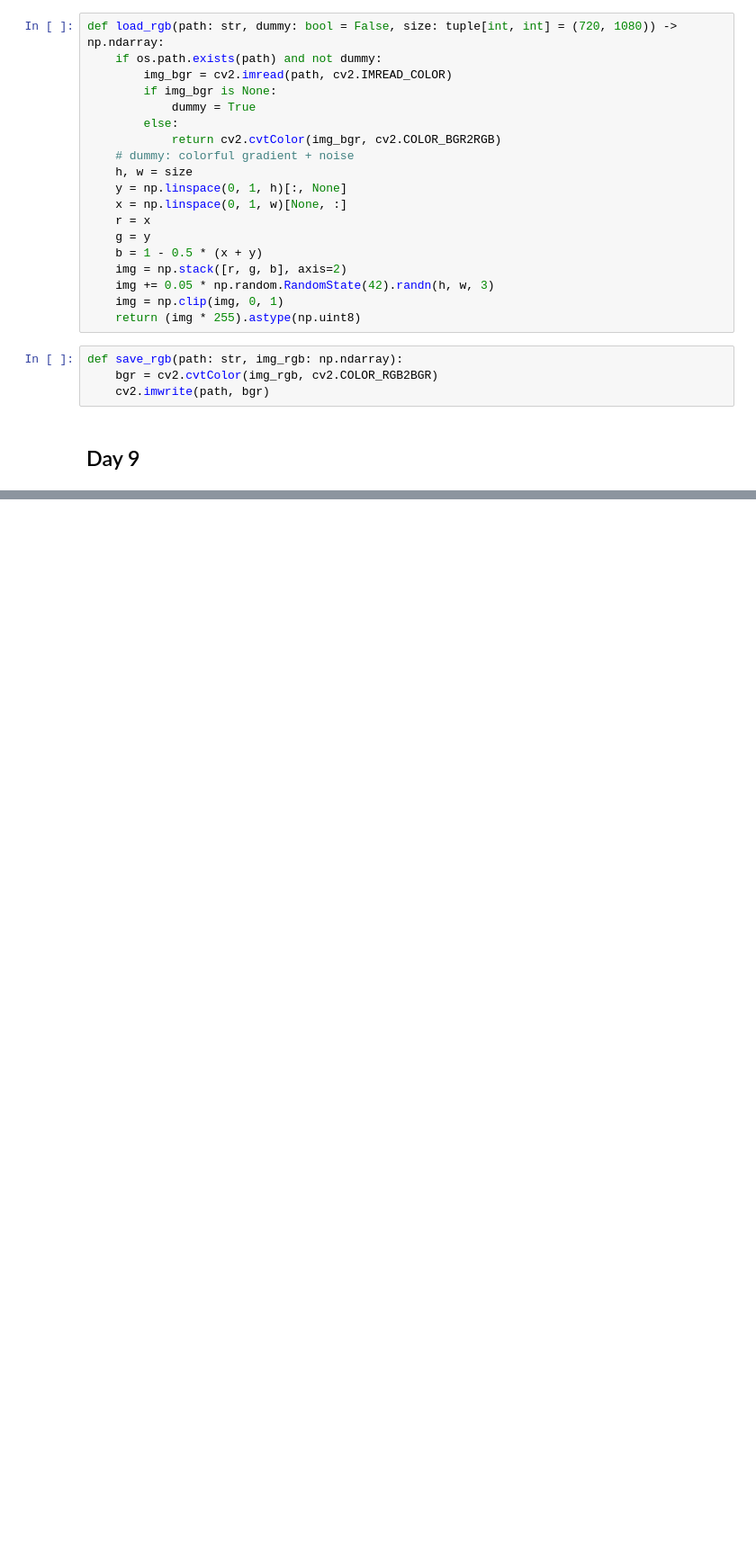
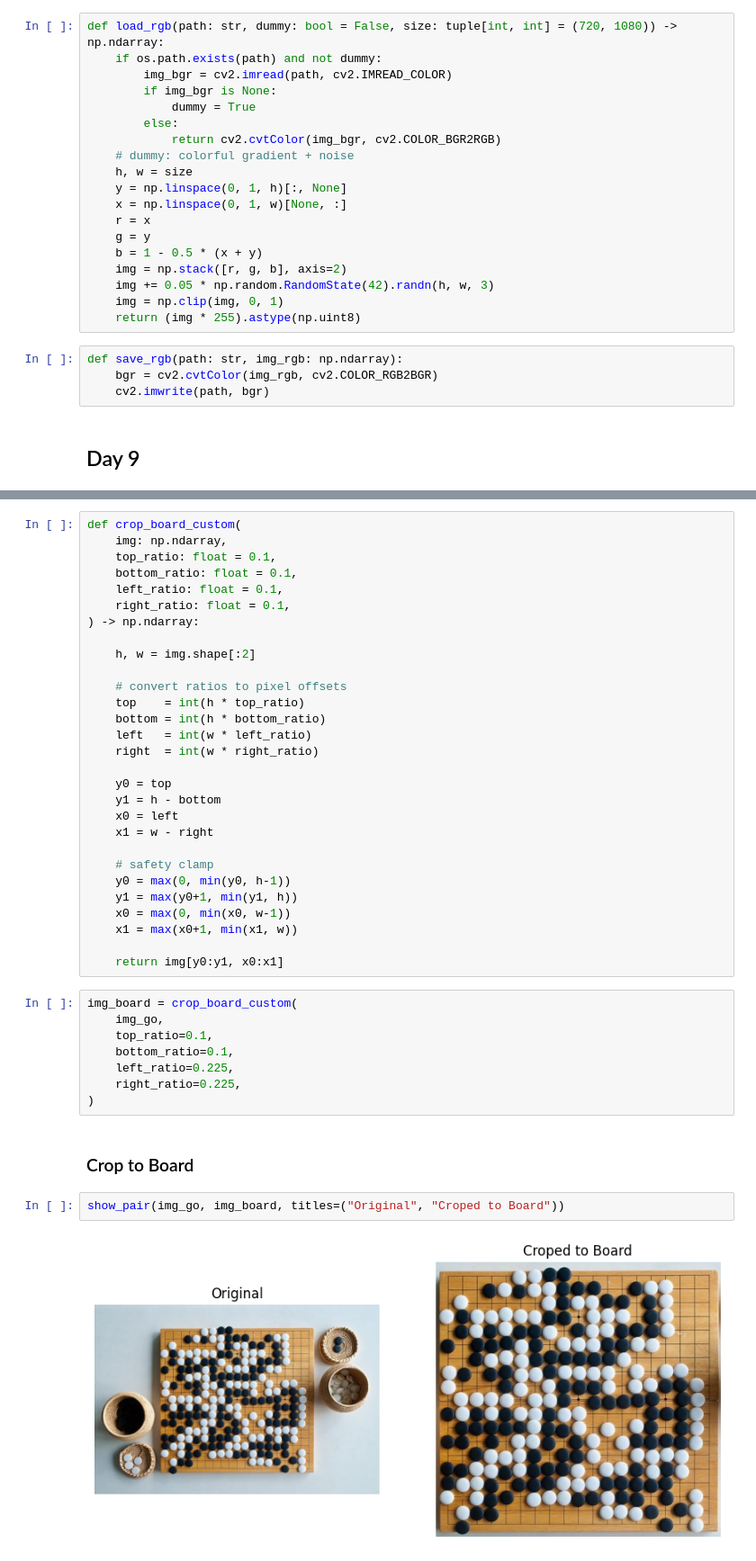
Before and after one commit to infamousperi/GBSV_MC, a Jupyter notebook: MC2/Segmentation_Morphological_Operations_Object_Properties.ipynb, the cells around one changed output, grey strips where cells are left out. Shown at 90% size. Drawn from its saved outputs; the diff is of its cells as text; blank space fills up the shorter version.

```diff
--- a/MC2/Segmentation_Morphological_Operations_Object_Properties.ipynb
+++ b/MC2/Segmentation_Morphological_Operations_Object_Properties.ipynb
@@ -110,0 +108,43 @@ plt.figure(figsize=(6,4)); plt.imshow(img_vm); plt.title("Vending Machine"); plt
+# %%
+def crop_board_custom(
+    img: np.ndarray,
+    top_ratio: float = 0.1,
+    bottom_ratio: float = 0.1,
+    left_ratio: float = 0.1,
+    right_ratio: float = 0.1,
+) -> np.ndarray:
+
+    h, w = img.shape[:2]
+
+    # convert ratios to pixel offsets
+    top    = int(h * top_ratio)
+    bottom = int(h * bottom_ratio)
+    left   = int(w * left_ratio)
+    right  = int(w * right_ratio)
+
+    y0 = top
+    y1 = h - bottom
+    x0 = left
+    x1 = w - right
+
+    # safety clamp
+    y0 = max(0, min(y0, h-1))
+    y1 = max(y0+1, min(y1, h))
+    x0 = max(0, min(x0, w-1))
+    x1 = max(x0+1, min(x1, w))
+
+    return img[y0:y1, x0:x1]
+# %%
+img_board = crop_board_custom(
+    img_go,
+    top_ratio=0.1,
+    bottom_ratio=0.1,
+    left_ratio=0.225,
+    right_ratio=0.225,
+)
+# %% [markdown]
+### Crop to Board
+# %%
+show_pair(img_go, img_board, titles=("Original", "Croped to Board"))
+# %% [output]
+[figure, added]
```
Also changed, not shown: parts of 11 cells of this notebook, 2 other files.
